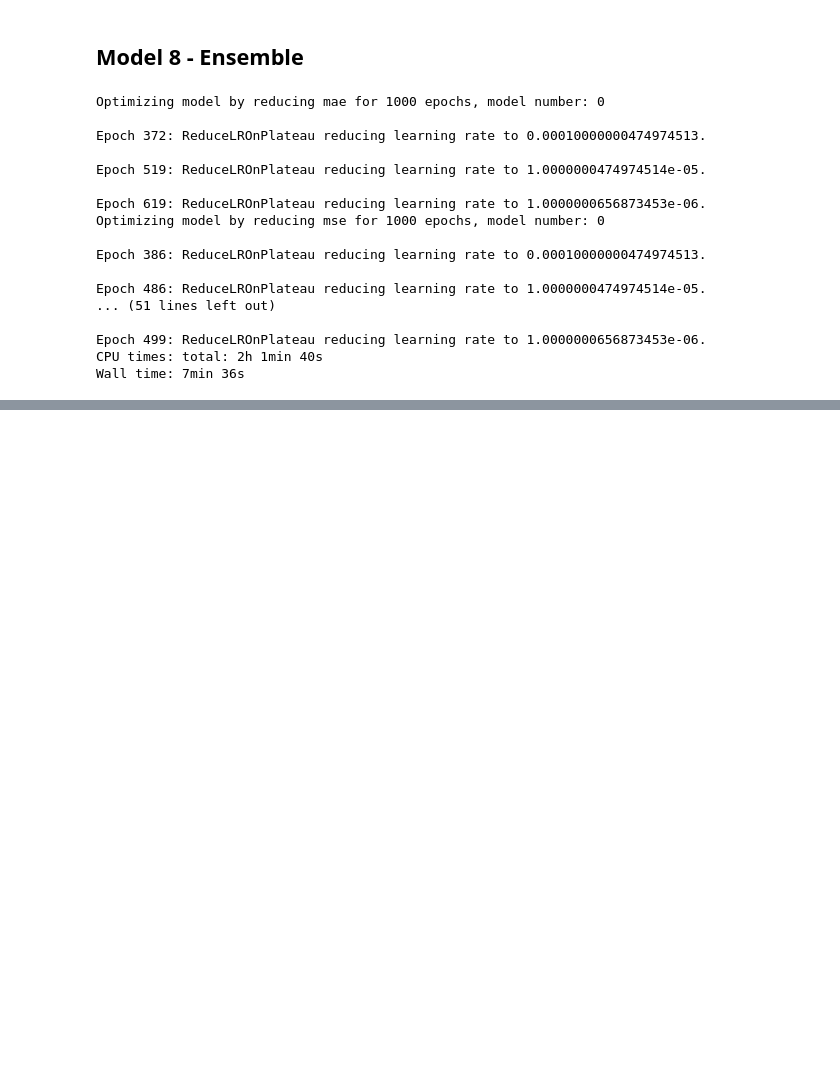
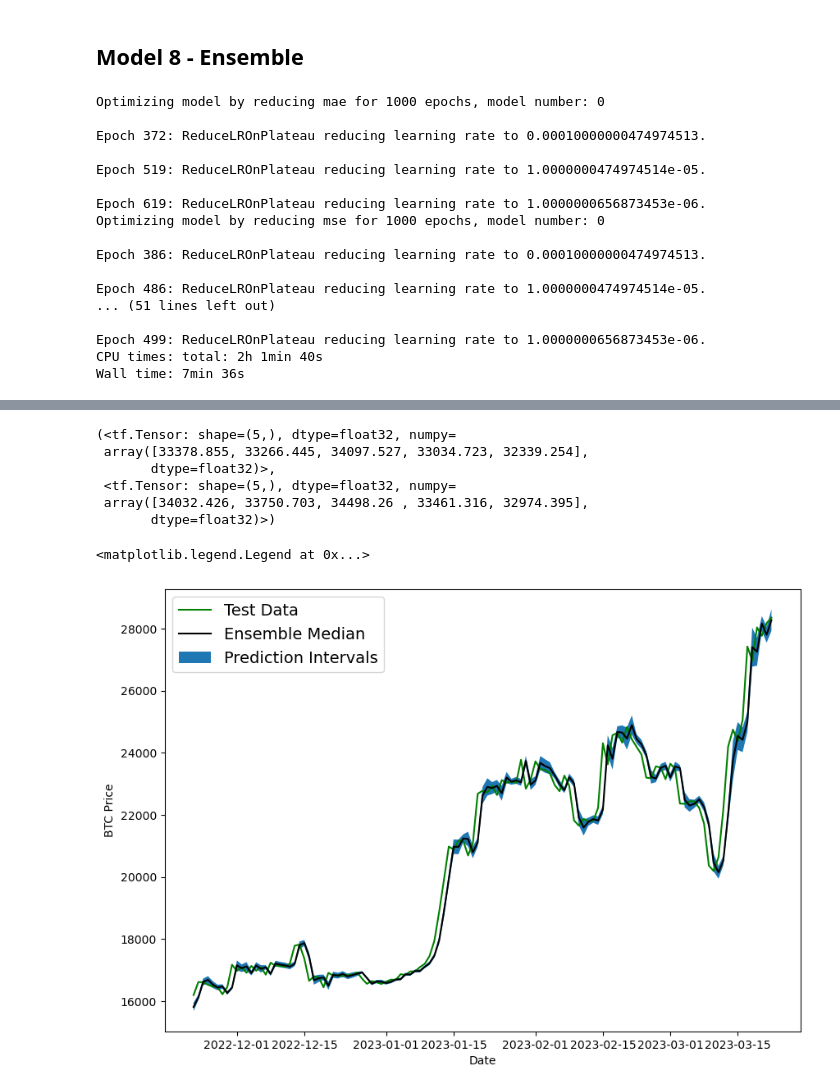
Before and after one commit to jakedoesgithub/ML_Practice_Projects, a Jupyter notebook: BitPredict/bitpredict.ipynb, the cells around one changed output, grey strips where cells are left out. Cells and saved outputs as stored; diff of their text form; code cells hidden in the pictures; blank space fills up the shorter version.

Commit message:
bit_predict finished

```diff
--- a/BitPredict/bitpredict.ipynb
+++ b/BitPredict/bitpredict.ipynb
@@ -7,7 +7,7 @@ import matplotlib.pyplot as plt
 from importlib.machinery import SourceFileLoader
 
 # imports the module from the given path
-helpers_path = "G:/My Drive/Computer Science/ML_DataSci/Data Science Custom Notebooks/Tensorflow/helper_functions.py"
+helpers_path = "../helper_functions.py"
 helpers = SourceFileLoader("gfg",helpers_path).load_module()
 # %%
 df = pd.read_csv("BTC-USD.csv",
@@ -1315,3 +1289,8 @@ Epoch 486: ReduceLROnPlateau reducing learning rate to 1.0000000474974514e-05.
 Epoch 499: ReduceLROnPlateau reducing learning rate to 1.0000000656873453e-06.
 CPU times: total: 2h 1min 40s
 Wall time: 7min 36s
+# %%
+ensemble_preds = helpers.get_ensemble_preds(ensemble_models=ensemble_models, data=test_dataset)
+mean_ensemble_preds = tf.reduce_mean(ensemble_preds, axis=0)
+median_ensemble_preds = np.median(ensemble_preds, axis=0)
+mean_ensemble_preds[:5], median_ensemble_preds[:5]
@@ -1317,0 +1335,26 @@ Wall time: 7min 36s
+# %%
+lower, upper = helpers.get_lower_upper_from_ensemble_preds(ensemble_preds)
+lower[:5], upper[:5]
+# %% [output]
+(<tf.Tensor: shape=(5,), dtype=float32, numpy=
+ array([33378.855, 33266.445, 34097.527, 33034.723, 32339.254],
+       dtype=float32)>,
+ <tf.Tensor: shape=(5,), dtype=float32, numpy=
+ array([34032.426, 33750.703, 34498.26 , 33461.316, 32974.395],
+       dtype=float32)>)
+# %%
+offset=500
+plt.figure(figsize=(10,7))
+plt.plot(X_test.index[offset:], y_test[offset:],"g", label="Test Data")
+plt.plot(X_test.index[offset:], mean_ensemble_preds[offset:], "k-", label="Ensemble Median")
+plt.xlabel("Date")
+plt.ylabel("BTC Price")
+
+plt.fill_between(X_test.index[offset:],
+                 (lower)[offset:],
+                 (upper)[offset:],
+                 label="Prediction Intervals")
+plt.legend(loc="upper left", fontsize=14)
+# %% [output]
+<matplotlib.legend.Legend at 0x...>
+[figure, added]
```
Also changed, not shown: parts of 16 cells of this notebook.
